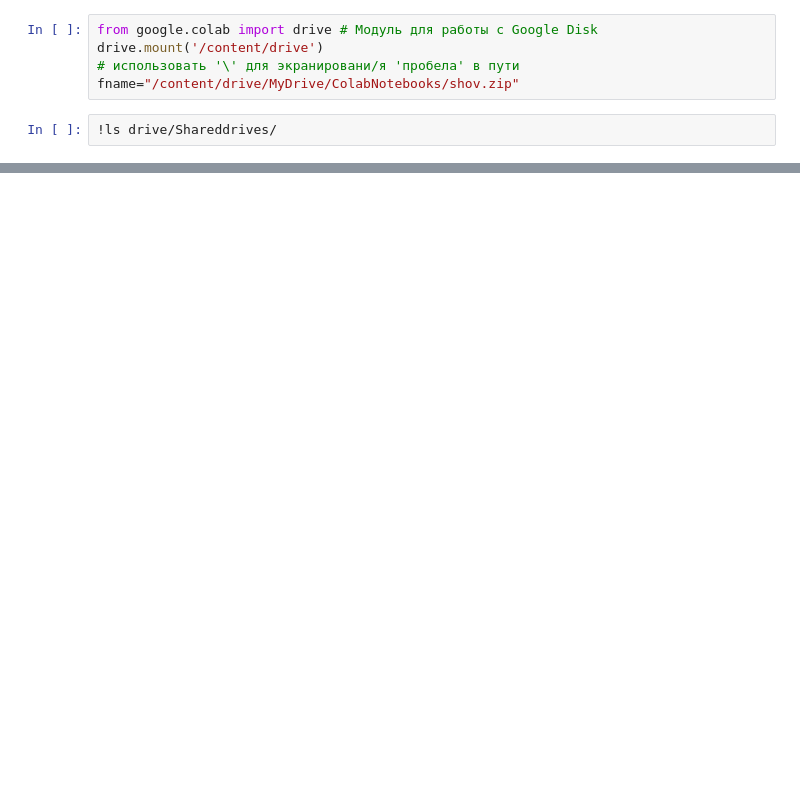
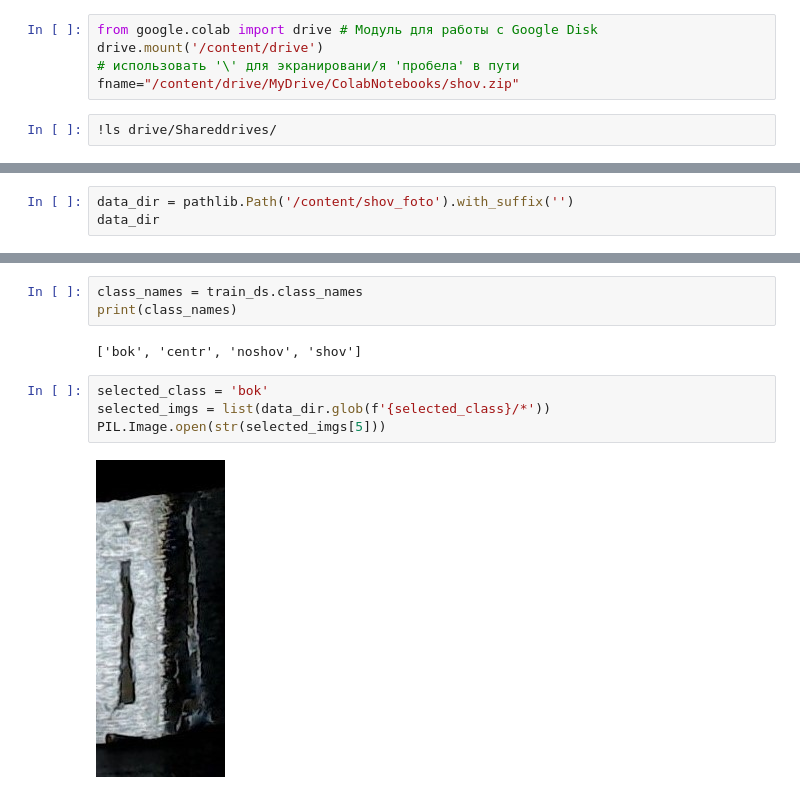
Before and after one commit to aepanfilov/shov, a Jupyter notebook: Shov.ipynb, the cells around one changed output, grey strips where cells are left out. Cells and saved outputs as stored; diff of their text form; blank space fills up the shorter version.

```diff
--- a/Shov.ipynb
+++ b/Shov.ipynb
@@ -27,0 +46,3 @@ fname="/content/drive/MyDrive/ColabNotebooks/shov.zip"
+# %%
+data_dir = pathlib.Path('/content/shov_foto').with_suffix('')
+data_dir
@@ -27,0 +90,11 @@ fname="/content/drive/MyDrive/ColabNotebooks/shov.zip"
+# %%
+class_names = train_ds.class_names
+print(class_names)
+# %% [output]
+['bok', 'centr', 'noshov', 'shov']
+# %%
+selected_class = 'bok'
+selected_imgs = list(data_dir.glob(f'{selected_class}/*'))
+PIL.Image.open(str(selected_imgs[5]))
+# %% [output]
+[figure, added]
```
Also changed, not shown: parts of 78 cells of this notebook.
